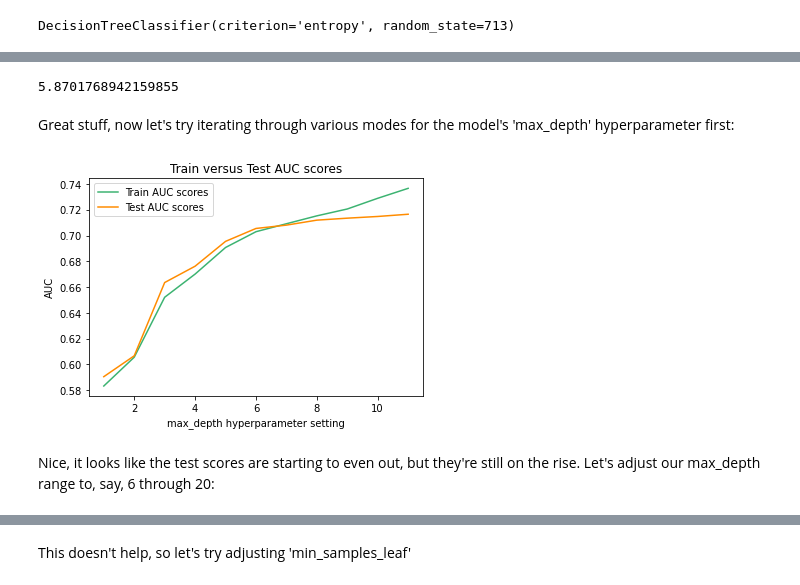
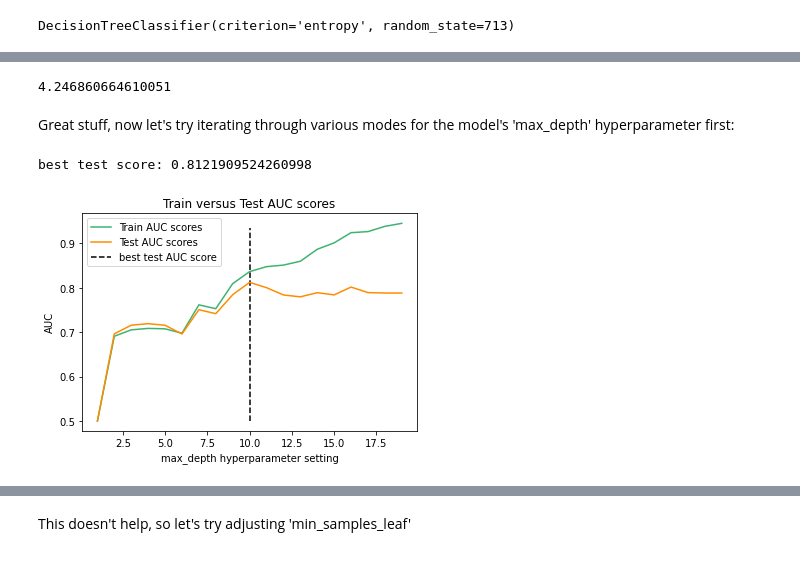
Before and after one commit to joeldmott/bank_marketing_classification_project, a Jupyter notebook: project_notebook.ipynb, the cells around one changed output, grey strips where cells are left out. Drawn from its saved outputs; the diff is of its cells as text; code cells hidden in the pictures.

```diff
--- a/project_notebook.ipynb
+++ b/project_notebook.ipynb
@@ -1108,4 +1053,19 @@ max AUC score: 0.791406046116569
 # %% [markdown]
 It looks like the best recall and AUC pairing comes with an undersampling strategy of 60%. Let's evaluate more metrics with that specific model:
 # %%
-#put undersampling at 60% model here and don't forget RandomUnderSampler random_state at 713
+#Setting undersampling to 60%
+undersample = RandomUnderSampler(random_state=713, sampling_strategy={0:21084, 1:4645})
+# fit and apply the transform
+X_train_preprocessed_under, y_train_under = undersample.fit_resample(X_train_preprocessed, y_train)
+#instantiate & fit the model to X_under & y_under
+clf_undersample_60 = DecisionTreeClassifier(criterion='entropy', random_state=713)
+clf_undersample_60.fit(X_train_preprocessed_under, y_train_under)
+
+#make predictions for our evaluation metrics
+y_pred_test_under = clf_undersample_60.predict(X_test_preprocessed)
+
+#confirming recall score
+print('recall score when undersampling at 60%:', recall_score(y_test, y_pred_test_under))
+#confirming auc score
+fpr, tpr, thresholds = roc_curve(y_test, y_pred_test_under)
+print('AUC score when undersampling at 60%', auc(fpr, tpr))
@@ -1211,47 +1194,46 @@ AUC: 0.7198682341856099
 # %%
-balanced_class_neg_log_loss_cv = cross_val_score(clf_balanced_class, X_test_ohe, y_test, scoring='neg_log_loss')
+balanced_class_neg_log_loss_cv = cross_val_score(preprocessed, X_test_preprocessed, y_test, scoring='neg_log_loss')
 balanced_class_log_loss = -(balanced_class_neg_log_loss_cv.mean())
 balanced_class_log_loss
 # %% [output]
-5.8701768942159855
+4.246860664610051
 # %% [markdown]
 Great stuff, now let's try iterating through various modes for the model's 'max_depth' hyperparameter first:
 # %%
 #Let's try up to 12 for now since it takes a minute for my laptop to run just one model
-max_depth = np.arange(1,13)
+max_depth = np.arange(1,20)
 
 #setup lists for plotting
 train_auc_values = []
 test_auc_values = []
 
 #iterating through max_values and filling the lists above
 for i in max_depth:
     #initialize & train the classifier
     temp_clf = DecisionTreeClassifier(criterion="entropy",
                                       random_state=713,
-                                      class_weight="balanced",
                                       max_depth=i)
-    temp_clf.fit(X_train_ohe, y_train)
+    temp_clf.fit(X_train_preprocessed_under, y_train_under)
     #calculate & append training AUC
-    y_train_hat = temp_clf.predict(X_train_ohe)
+    y_train_hat = temp_clf.predict(X_train_preprocessed)
     train_fpr, train_tpr, train_thresholds = roc_curve(y_train, y_train_hat)
     train_roc_auc = auc(train_fpr, train_tpr)
     train_auc_values.append(train_roc_auc)
     #calculate & append AUC
-    y_test_hat = temp_clf.predict(X_test_ohe)
+    y_test_hat = temp_clf.predict(X_test_preprocessed)
     test_fpr, test_tpr, test_thresholds = roc_curve(y_test, y_test_hat)
     test_roc_auc = auc(test_fpr, test_tpr)
     test_auc_values.append(test_roc_auc)
+print("best test score:", max(test_auc_values))
 #Plot
 fig, ax = plt.subplots()
 ax.plot(max_depth, train_auc_values, color='mediumseagreen', label='Train AUC scores')
 ax.plot(max_depth, test_auc_values, color='darkorange', label='Test AUC scores')
 ax.set_title('Train versus Test AUC scores')
 ax.set_xlabel('max_depth hyperparameter setting')
 ax.set_ylabel('AUC')
-#ax.vlines(3, ymin=0.70, ymax=0.935, color='k', linestyle='--', label="my best guess")
+ax.vlines(10, ymin=0.5, ymax=0.935, color='k', linestyle='--', label="best test AUC score")
 ax.legend();
 # %% [output]
+best test score: 0.8121909524260998
-[figure, old version]
+[figure, new version]
-# %% [markdown]
-Nice, it looks like the test scores are starting to even out, but they're still on the rise. Let's adjust our max_depth range to, say, 6 through 20:
```
Also changed, not shown: parts of 81 cells of this notebook.
